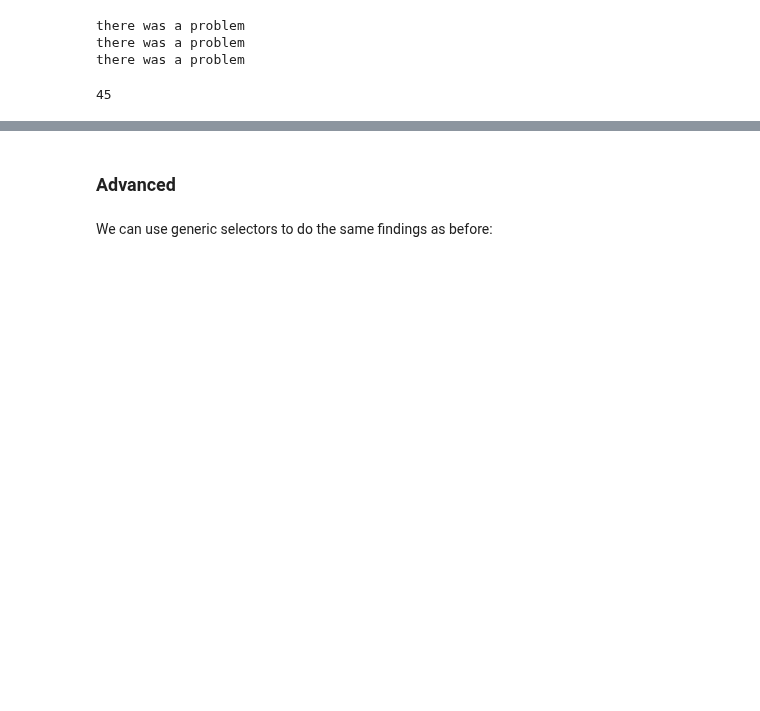
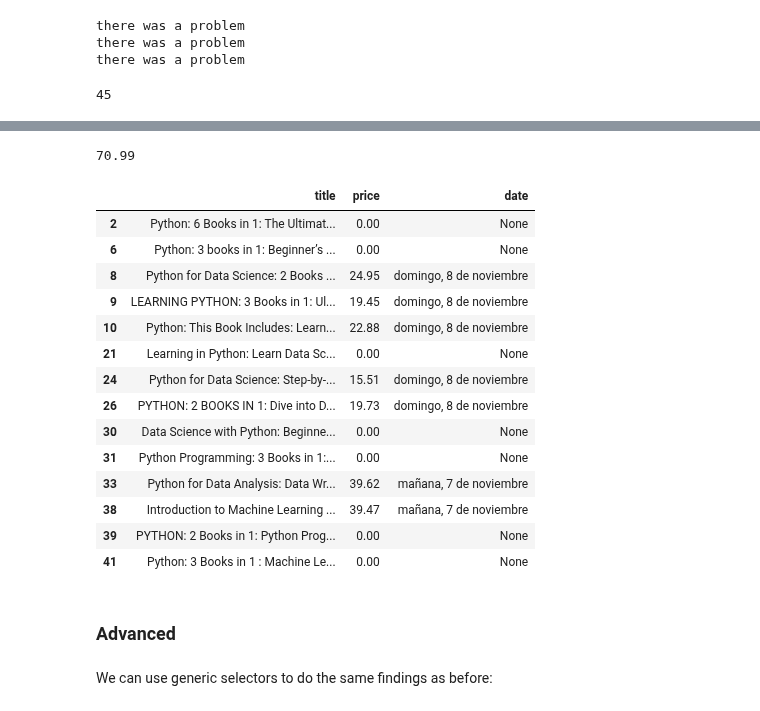
Before and after one commit to sheriffff/teaching-ironhack-data-madrid-2020, a Jupyter notebook: week_03/03-scraping.ipynb, the cells around one changed output, grey strips where cells are left out. Drawn from its saved outputs; the diff is of its cells as text; code cells hidden in the pictures; blank space fills up the shorter version.

```diff
--- a/week_03/03-scraping.ipynb
+++ b/week_03/03-scraping.ipynb
@@ -128,4 +135,4 @@ You shall change `a` by your used tag or by `.class_name` for a class name
 # %% [markdown]
 #### Get book tags
 # %%
-possible_books = soup.find_all(name="div", class_="sg-col-inner")
+possible_books = soup.find_all("div", class_="sg-col-inner")
@@ -398,0 +422,3 @@ pd.DataFrame(books_info_list)
+# %%
+df = pd.DataFrame(books_info_list)
+df.head()
@@ -399,3 +432,27 @@ pd.DataFrame(books_info_list)
+# %%
+df.price = df.price.str.replace(",", ".").astype(float)
+# %%
+df.price.max()
+# %% [output]
+70.99
+# %%
+df[df.title.str.contains("Data")]
+# %% [output]
+|  | title | price | date |
+| 2 | Python: 6 Books in 1: The Ultimat... | 0.00 | None |
+| 6 | Python: 3 books in 1: Beginner’s ... | 0.00 | None |
+| 8 | Python for Data Science: 2 Books ... | 24.95 | domingo, 8 de noviembre |
+| 9 | LEARNING PYTHON: 3 Books in 1: Ul... | 19.45 | domingo, 8 de noviembre |
+| 10 | Python: This Book Includes: Learn... | 22.88 | domingo, 8 de noviembre |
+| 21 | Learning in Python: Learn Data Sc... | 0.00 | None |
+| 24 | Python for Data Science: Step-by-... | 15.51 | domingo, 8 de noviembre |
+| 26 | PYTHON: 2 BOOKS IN 1: Dive into D... | 19.73 | domingo, 8 de noviembre |
+| 30 | Data Science with Python: Beginne... | 0.00 | None |
+| 31 | Python Programming: 3 Books in 1:... | 0.00 | None |
+| 33 | Python for Data Analysis: Data Wr... | 39.62 | mañana, 7 de noviembre |
+| 38 | Introduction to Machine Learning ... | 39.47 | mañana, 7 de noviembre |
+| 39 | PYTHON: 2 Books in 1: Python Prog... | 0.00 | None |
+| 41 | Python: 3 Books in 1 : Machine Le... | 0.00 | None |
 # %% [markdown]
 ### Advanced
 # %% [markdown]
```
Also changed, not shown: parts of 24 cells of this notebook.
